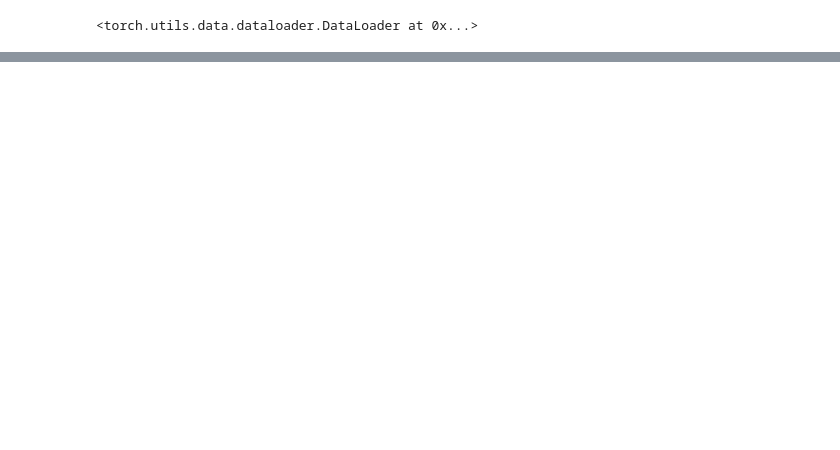
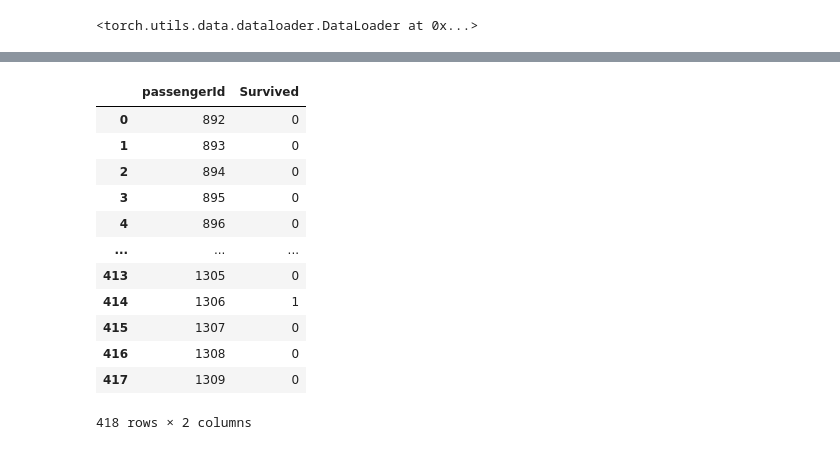
Before and after one commit to joseongho/titanic, a Jupyter notebook: test.ipynb, the cells around one changed output, grey strips where cells are left out. Drawn from its saved outputs; the diff is of its cells as text; code cells hidden in the pictures; blank space fills up the shorter version.

```diff
--- a/test.ipynb
+++ b/test.ipynb
@@ -85,3 +73,21 @@ train = MyDataset(df=train)
 train
 # %% [output]
 <__main__.MyDataset at 0x...>
+# %%
+class MyDataset2(torch.utils.data.Dataset):
+    def __init__(self, df):
+        self.x = df.drop('PassengerId',axis=1).values
+        self.y = df['PassengerId']
+        pass
+
+    def __len__(self):
+        return len(self.x)
+
+    def __getitem__(self, idx):
+        x=torch.FloatTensor(self.x[idx])
+        y=(self.y[idx])
+        return x, y
+
+
+test = MyDataset2(df=test)
+test
@@ -137,0 +197,12 @@ AttributeError: module 'torch' has no attribute 'version'
+# %%
+def testAI(dataloader, model, loss_fn):
+    model.eval()
+    out = []
+    with torch.no_grad():
+        for X ,y  in dataloader:
+            X  = X.to(device)
+            pred = model(X)
+            out.append([y.item(), torch.argmax(pred).item()])
+    return out
+result = testAI(test, model, loss_fn)
+result
@@ -137,0 +227,19 @@ AttributeError: module 'torch' has no attribute 'version'
+# %%
+result = pd.DataFrame(result)
+result = result.astype(int)
+result.columns=['passengerId','Survived']
+result
+# %% [output]
+|  | passengerId | Survived |
+| 0 | 892 | 0 |
+| 1 | 893 | 0 |
+| 2 | 894 | 0 |
+| 3 | 895 | 0 |
+| 4 | 896 | 0 |
+| ... | ... | ... |
+| 413 | 1305 | 0 |
+| 414 | 1306 | 1 |
+| 415 | 1307 | 0 |
+| 416 | 1308 | 0 |
+| 417 | 1309 | 0 |
+418 rows × 2 columns
```
Also changed, not shown: parts of 13 cells of this notebook, 1 other file.
